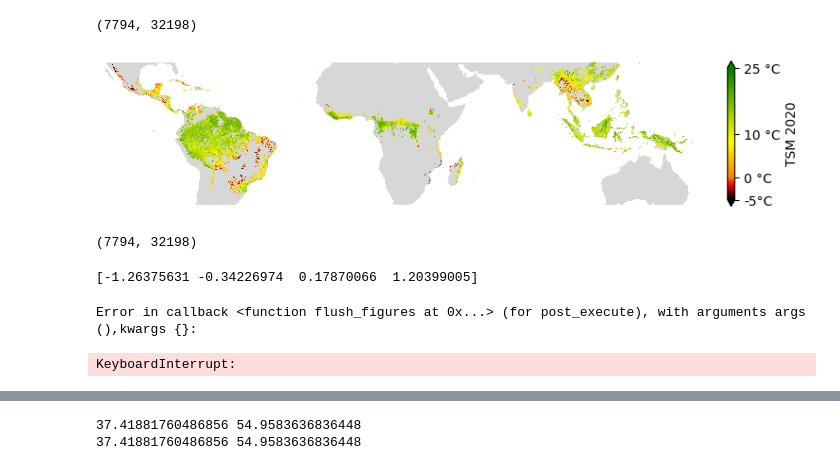
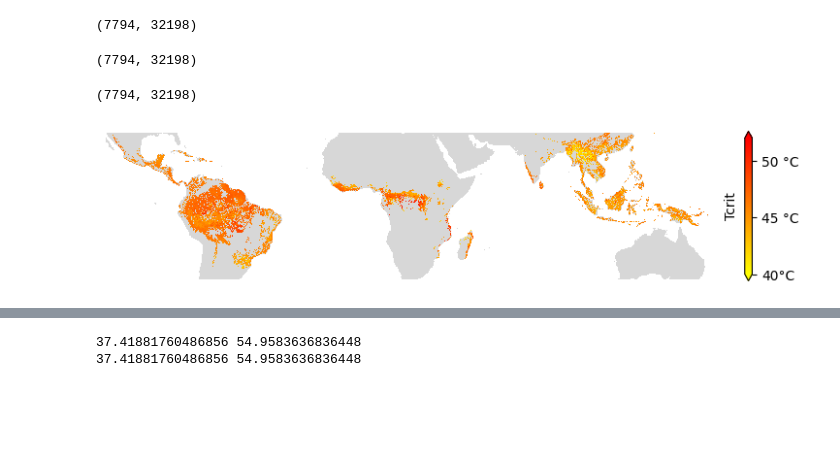
Before and after one commit to gaslen/Tcrit_tropical, a Jupyter notebook: figures.ipynb, the cells around one changed output, grey strips where cells are left out. Saved outputs shown, nothing was run; the diff lists cells and outputs as text; code cells hidden in the pictures; blank space fills up the shorter version.

```diff
--- a/figures.ipynb
+++ b/figures.ipynb
@@ -81,25 +33,4 @@ tsm_2020_map = np.load(DATA_PATH + f"/outputs/TSM_2020{version}.npy")
 tsm_2020_map.shape
 # %% [output]
 (7794, 32198)
-# %%
-fig, ax = plt.subplots(figsize=(10,5))
-
-ax.imshow(terra[slice_tropics], cmap=cmap_terra)
-
-colors_ = [(0, 0, 0), (1, 0, 0), (1, 1, 0), (0, 0.5, 0)]
-cmap_tsm = colors.LinearSegmentedColormap.from_list('tsm', colors_, N=100)
-minn = -5
-maxx = 25
-cmap_tsm_shifted = shiftedColorMap(cmap_tsm, midpoint=(-minn)/(maxx - minn), name='tsm_shifted')
-cmap_tsm_shifted.set_bad(alpha=0)
-im = ax.imshow(tsm_2020_map, cmap=cmap_tsm_shifted, interpolation='none')
-im.set_clim(minn, maxx)
-ax.set_axis_off()
-cbar = fig.colorbar(
-    im, extend='both', shrink=0.4, ticks = [-5, 0, 10, 25],
-    format= mticker.FixedFormatter([f'-5°C', '0 °C', '10 °C', f'25 °C']),)
-cbar.ax.set_ylabel('TSM 2020', rotation=90)
-plt.savefig("figures/resubmission/TSM2020.png", bbox_inches='tight')
-# %% [output]
-[figure, removed]
 # %%
@@ -107,29 +39,34 @@ lr_tsm_map = np.load(DATA_PATH + '/outputs/LinearRegression_TSM_2001_2020_v15.np
 lr_tsm_map.shape
 # %% [output]
 (7794, 32198)
-# %%
-print(np.nanquantile(lr_tsm_map, [0,0.01,0.99,1]))
-# %% [output]
-[-1.26375631 -0.34226974  0.17870066  1.20399005]
-# %%
-fig, ax = plt.subplots(figsize=(10,5))
-
-ax.imshow(terra[slice_tropics], cmap=cmap_terra)
-
-colors_ = [(1, 0, 0), (1,0.5,0), (0.9, 0.85, 0), (0, 0.5, 0), (0,0,1)]
-cmap_lr = colors.LinearSegmentedColormap.from_list('lr_tsm', colors_, N=100)
-minn = -0.34
-maxx = 0.18
-cmap_lr_shifted = shiftedColorMap(cmap_lr, midpoint=(-minn)/(maxx - minn), name='tsm_shifted')
-cmap_lr_shifted.set_bad(alpha=0)
-im = ax.imshow(lr_tsm_map, cmap=cmap_lr_shifted, interpolation='none')
-im.set_clim(minn, maxx)
-ax.set_axis_off()
-cbar = fig.colorbar(
-    im, extend='both', shrink=0.4, ticks = [-0.3, 0, 0.15],
-    format= mticker.FixedFormatter([-0.3,0,0.15]),)
-cbar.ax.set_ylabel('TSM slope 2001-2020', rotation=90)
-plt.savefig("figures/resubmission/LinearRegression_TSM_2001_2020.png", bbox_inches='tight')
-# %% [output]
-Error in callback <function flush_figures at 0x...> (for post_execute), with arguments args (),kwargs {}:
-KeyboardInterrupt:
+# %%
+# Slice Tcrit map to tropics and mask where TSM map is masked
+tcrit_map = tcrit_map[slice_tropics]
+tcrit_map[np.isnan(tsm_2020_map)] = np.nan
+tcrit_map.shape
+# %% [output]
+(7794, 32198)
+# %%
+# Plot Tcrit map (supplementary figure)
+fig, ax = plt.subplots(figsize=(10,5))
+
+ax.imshow(terra[slice_tropics], cmap=cmap_terra)
+
+minn = 40
+maxx = 52
+cmap = colors.LinearSegmentedColormap.from_list("tcrit", ["yellow", "red"])
+im = ax.imshow(tcrit_map, cmap=cmap, interpolation='none')
+im.set_clim(minn, maxx)
+ax.set_axis_off()
+# keep map rasterized
+ax.set_rasterization_zorder(0)
+im.set_zorder(0)
+im.set_rasterized(True)
+
+cbar = fig.colorbar(
+    im, extend='both', shrink=0.4, ticks = [40, 45, 50],
+    format= mticker.FixedFormatter(['40°C', '45 °C', '50 °C']),)
+cbar.ax.set_ylabel('Tcrit', rotation=90, labelpad=-55, fontdict={'fontsize': 10})
+plt.savefig("figures/resubmission/Tcrit.pdf", bbox_inches='tight')
+# %% [output]
+[figure, new version]
```
Also changed, not shown: parts of 14 cells of this notebook, 3 other files.
